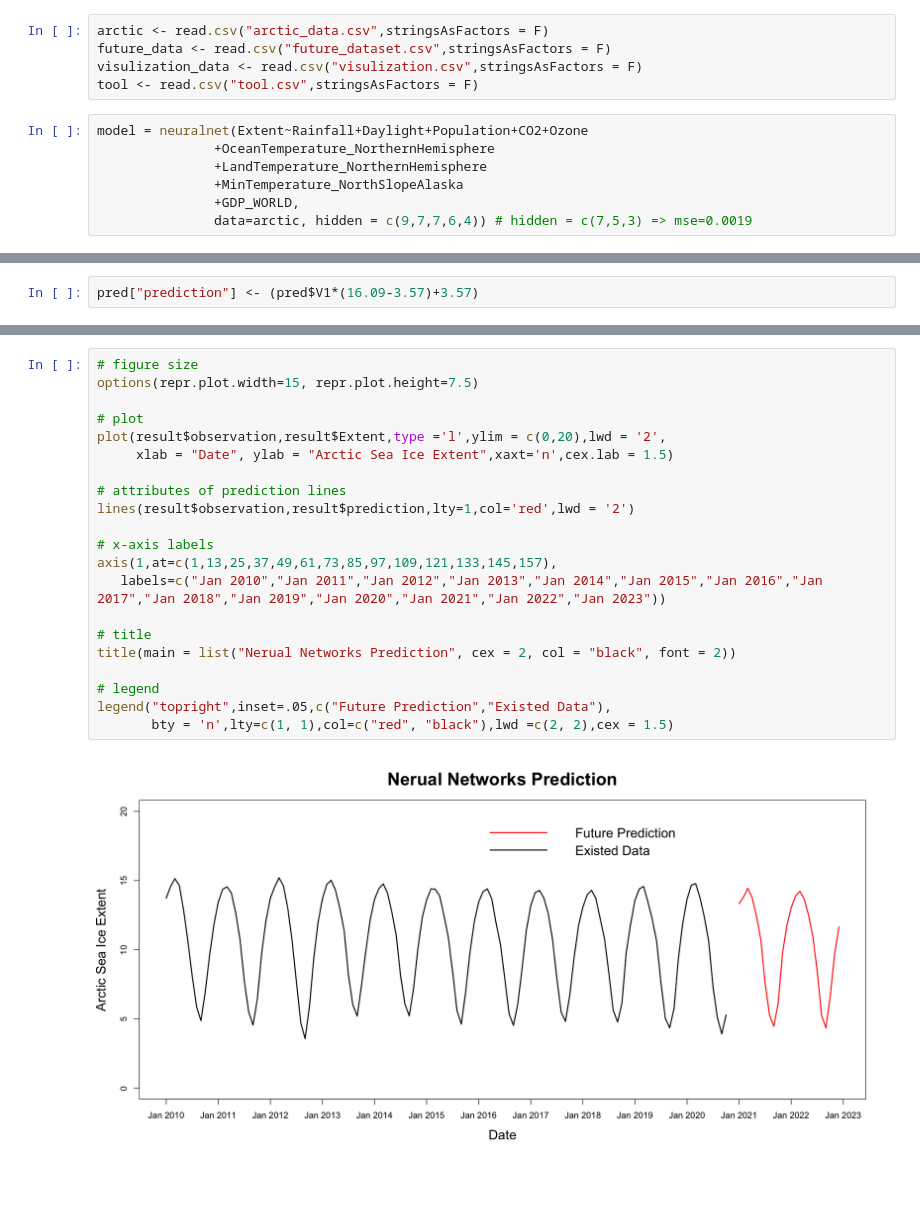
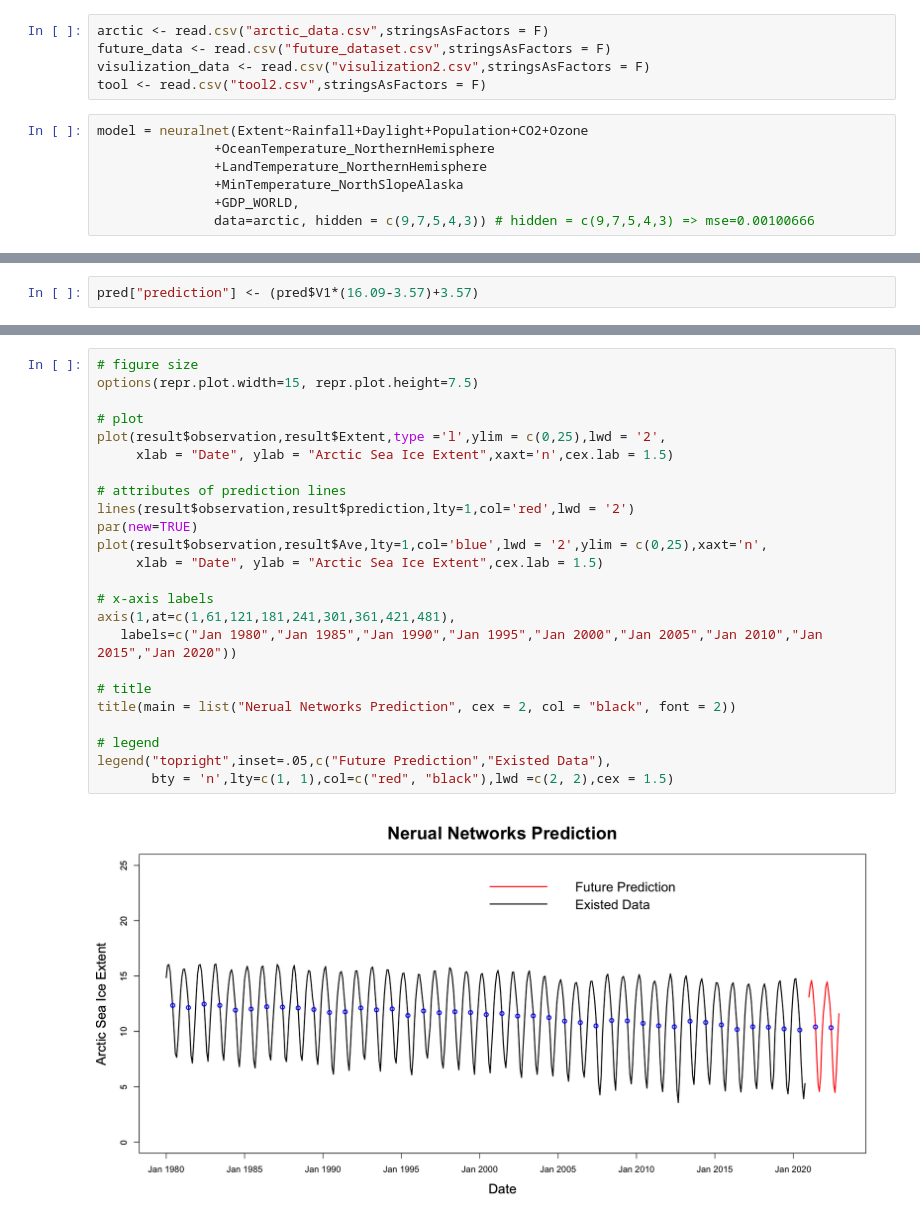
Before and after one commit to theiresearch/ArcticSeaIce, a Jupyter notebook: 7.2-Future_Prediction_40NN.ipynb, the cells around one changed output, grey strips where cells are left out. Cells and saved outputs as stored; diff of their text form; blank space fills up the shorter version.

```diff
--- a/7.2-Future_Prediction_40NN.ipynb
+++ b/7.2-Future_Prediction_40NN.ipynb
@@ -29,15 +29,15 @@ The following object is masked from ‘package:dplyr’:
 # %%
 arctic <- read.csv("arctic_data.csv",stringsAsFactors = F)
 future_data <- read.csv("future_dataset.csv",stringsAsFactors = F)
-visulization_data <- read.csv("visulization.csv",stringsAsFactors = F)
-tool <- read.csv("tool.csv",stringsAsFactors = F)
+visulization_data <- read.csv("visulization2.csv",stringsAsFactors = F)
+tool <- read.csv("tool2.csv",stringsAsFactors = F)
 # %%
 model = neuralnet(Extent~Rainfall+Daylight+Population+CO2+Ozone
                +OceanTemperature_NorthernHemisphere
                +LandTemperature_NorthernHemisphere
                +MinTemperature_NorthSlopeAlaska
                +GDP_WORLD,
-               data=arctic, hidden = c(9,7,7,6,4)) # hidden = c(7,5,3) => mse=0.0019
+               data=arctic, hidden = c(9,7,5,4,3)) # hidden = c(9,7,5,4,3) => mse=0.00100666
 # %%
 pred <- cbind(tool,as.data.frame(predict(model,future_data)))
 # %%
@@ -48,23 +68,26 @@ result <- left_join(visulization_data, pred, by="observation")
 # %%
 # figure size
 options(repr.plot.width=15, repr.plot.height=7.5)
 
 # plot
-plot(result$observation,result$Extent,type ='l',ylim = c(0,20),lwd = '2',
+plot(result$observation,result$Extent,type ='l',ylim = c(0,25),lwd = '2',
      xlab = "Date", ylab = "Arctic Sea Ice Extent",xaxt='n',cex.lab = 1.5)
 
 # attributes of prediction lines
 lines(result$observation,result$prediction,lty=1,col='red',lwd = '2')
+par(new=TRUE)
+plot(result$observation,result$Ave,lty=1,col='blue',lwd = '2',ylim = c(0,25),xaxt='n',
+     xlab = "Date", ylab = "Arctic Sea Ice Extent",cex.lab = 1.5)
 
 # x-axis labels
-axis(1,at=c(1,13,25,37,49,61,73,85,97,109,121,133,145,157),
-   labels=c("Jan 2010","Jan 2011","Jan 2012","Jan 2013","Jan 2014","Jan 2015","Jan 2016","Jan 2017","Jan 2018","Jan 2019","Jan 2020","Jan 2021","Jan 2022","Jan 2023"))
+axis(1,at=c(1,61,121,181,241,301,361,421,481),
+   labels=c("Jan 1980","Jan 1985","Jan 1990","Jan 1995","Jan 2000","Jan 2005","Jan 2010","Jan 2015","Jan 2020"))
 
 # title
 title(main = list("Nerual Networks Prediction", cex = 2, col = "black", font = 2))
 
 # legend
 legend("topright",inset=.05,c("Future Prediction","Existed Data"),
        bty = 'n',lty=c(1, 1),col=c("red", "black"),lwd =c(2, 2),cex = 1.5)
 # %% [output]
-[figure, old version]
+[figure, new version]
```
Also changed, not shown: parts of 1 cell of this notebook, 6 other files.
